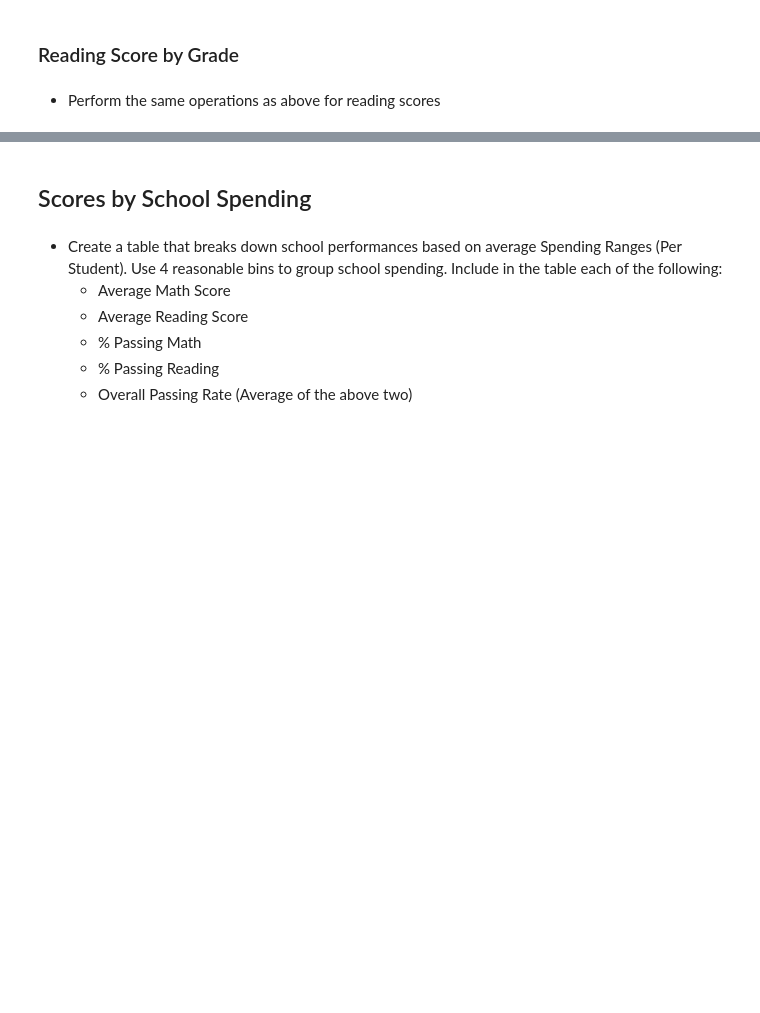
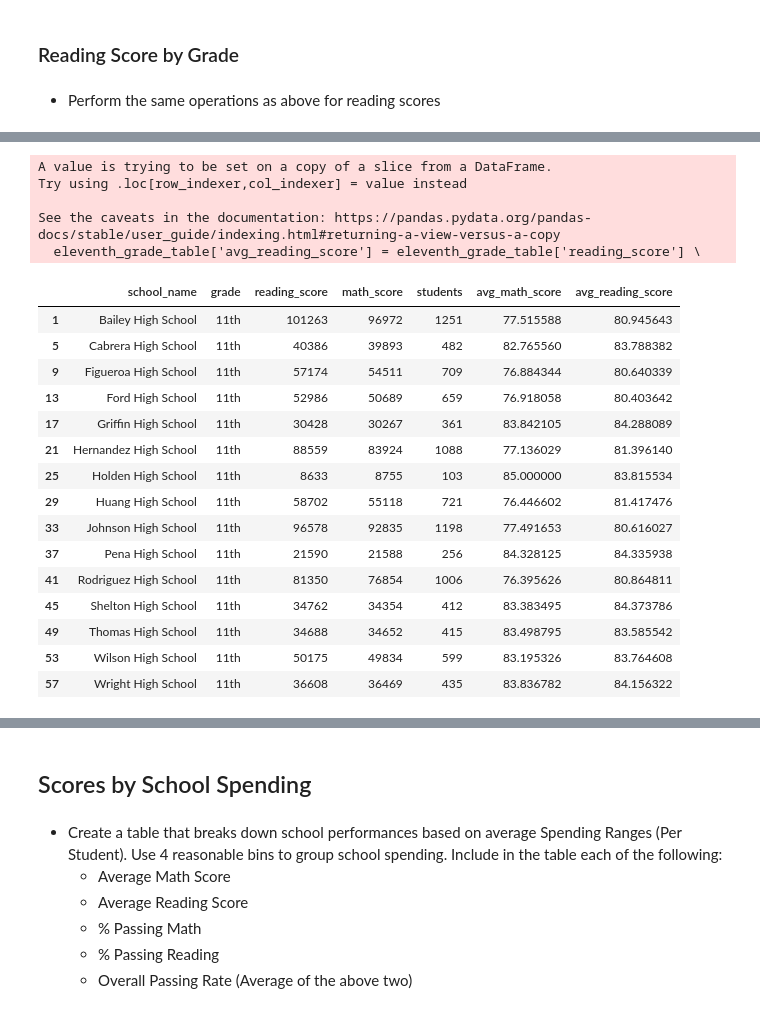
Before and after one commit to Willion-3528/311_Python_Lab_Assignment, a Jupyter notebook: Python_Lab_Assignment.ipynb, the cells around one changed output, grey strips where cells are left out. Drawn from its saved outputs; the diff is of its cells as text; code cells hidden in the pictures; blank space fills up the shorter version.

```diff
--- a/Python_Lab_Assignment.ipynb
+++ b/Python_Lab_Assignment.ipynb
@@ -416,2 +502,6 @@ bottom_school.iloc[:, [1, 2, -1]].head(5)
 # %%
-# Calculate the average math score for 10th grade in each school
+# Calculate the average math score for 11th grade in each school
+eleventh_grade_table = all_grades_sum_table[all_grades_sum_table['grade'] == '11th']
+eleventh_grade_table['avg_math_score'] = eleventh_grade_table['math_score'] \
+    / eleventh_grade_table['students']
+eleventh_grade_table
@@ -432,4 +639,29 @@ bottom_school.iloc[:, [1, 2, -1]].head(5)
 # %%
 # Calculate the average reading score for 11th grade in each school
+eleventh_grade_table['avg_reading_score'] = eleventh_grade_table['reading_score'] \
+    / eleventh_grade_table['students']
+eleventh_grade_table
+# %% [output]
+A value is trying to be set on a copy of a slice from a DataFrame.
+Try using .loc[row_indexer,col_indexer] = value instead
+
+See the caveats in the documentation: https://pandas.pydata.org/pandas-docs/stable/user_guide/indexing.html#returning-a-view-versus-a-copy
+  eleventh_grade_table['avg_reading_score'] = eleventh_grade_table['reading_score'] \
+|  | school_name | grade | reading_score | math_score | students | avg_math_score | avg_reading_score |
+| 1 | Bailey High School | 11th | 101263 | 96972 | 1251 | 77.515588 | 80.945643 |
+| 5 | Cabrera High School | 11th | 40386 | 39893 | 482 | 82.765560 | 83.788382 |
+| 9 | Figueroa High School | 11th | 57174 | 54511 | 709 | 76.884344 | 80.640339 |
+| 13 | Ford High School | 11th | 52986 | 50689 | 659 | 76.918058 | 80.403642 |
+| 17 | Griffin High School | 11th | 30428 | 30267 | 361 | 83.842105 | 84.288089 |
+| 21 | Hernandez High School | 11th | 88559 | 83924 | 1088 | 77.136029 | 81.396140 |
+| 25 | Holden High School | 11th | 8633 | 8755 | 103 | 85.000000 | 83.815534 |
+| 29 | Huang High School | 11th | 58702 | 55118 | 721 | 76.446602 | 81.417476 |
+| 33 | Johnson High School | 11th | 96578 | 92835 | 1198 | 77.491653 | 80.616027 |
+| 37 | Pena High School | 11th | 21590 | 21588 | 256 | 84.328125 | 84.335938 |
+| 41 | Rodriguez High School | 11th | 81350 | 76854 | 1006 | 76.395626 | 80.864811 |
+| 45 | Shelton High School | 11th | 34762 | 34354 | 412 | 83.383495 | 84.373786 |
+| 49 | Thomas High School | 11th | 34688 | 34652 | 415 | 83.498795 | 83.585542 |
+| 53 | Wilson High School | 11th | 50175 | 49834 | 599 | 83.195326 | 83.764608 |
+| 57 | Wright High School | 11th | 36608 | 36469 | 435 | 83.836782 | 84.156322 |
 # %%
 # Calculate the average reading score for 12th grade in each school
```
Also changed, not shown: parts of 12 cells of this notebook, 2 other files.
